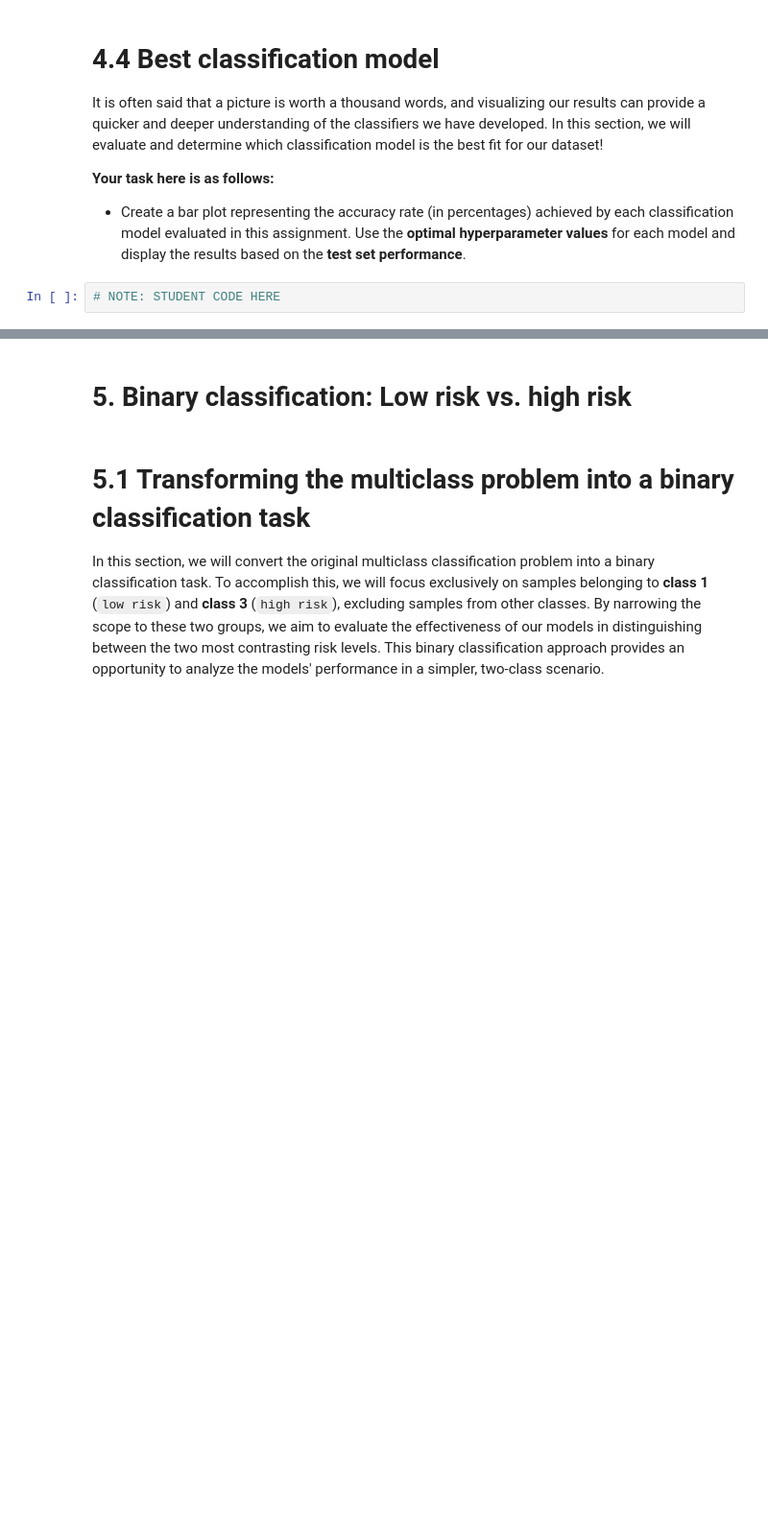
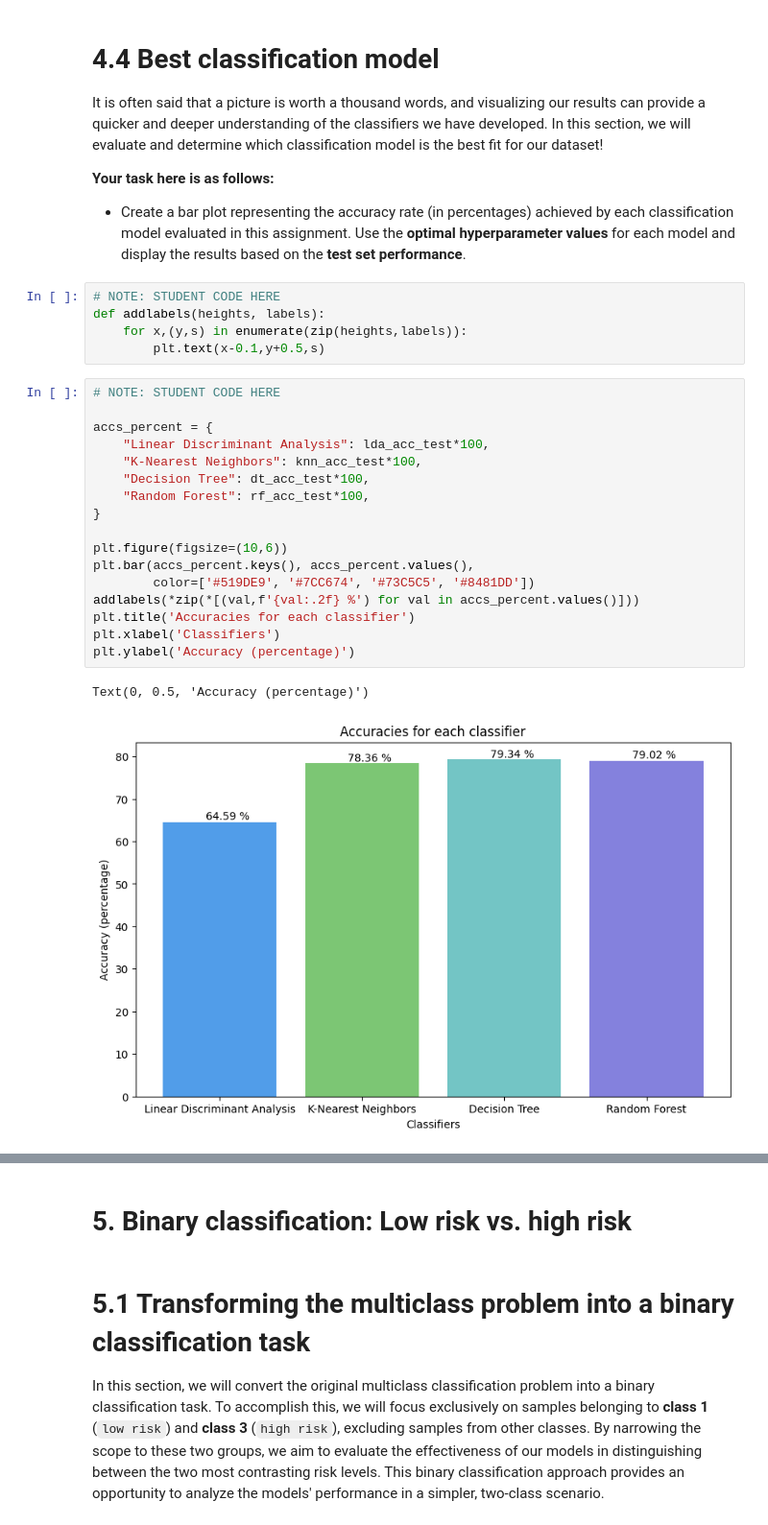
Before and after one commit to alonso-herreros/uni-mtde-lab2, a Jupyter notebook: Lab_classification.ipynb, the cells around one changed output, grey strips where cells are left out. Shown at 96% size. Cells and saved outputs as stored; diff of their text form; blank space fills up the shorter version.

```diff
--- a/Lab_classification.ipynb
+++ b/Lab_classification.ipynb
@@ -784,8 +864,31 @@ It is often said that a picture is worth a thousand words, and visualizing our r
 **Your task here is as follows:**
 
   *  Create a bar plot representing the accuracy rate (in percentages) achieved by each classification model evaluated in this assignment. Use the **optimal hyperparameter values** for each model and display the results based on the **test set performance**.
-# %%
-# NOTE: STUDENT CODE HERE
+# %%
+# NOTE: STUDENT CODE HERE
+def addlabels(heights, labels):
+    for x,(y,s) in enumerate(zip(heights,labels)):
+        plt.text(x-0.1,y+0.5,s)
+# %%
+# NOTE: STUDENT CODE HERE
+
+accs_percent = {
+    "Linear Discriminant Analysis": lda_acc_test*100,
+    "K-Nearest Neighbors": knn_acc_test*100,
+    "Decision Tree": dt_acc_test*100,
+    "Random Forest": rf_acc_test*100,
+}
+
+plt.figure(figsize=(10,6))
+plt.bar(accs_percent.keys(), accs_percent.values(),
+        color=['#519DE9', '#7CC674', '#73C5C5', '#8481DD'])
+addlabels(*zip(*[(val,f'{val:.2f} %') for val in accs_percent.values()]))
+plt.title('Accuracies for each classifier')
+plt.xlabel('Classifiers')
+plt.ylabel('Accuracy (percentage)')
+# %% [output]
+Text(0, 0.5, 'Accuracy (percentage)')
+[figure, added]
 # %% [markdown]
 
 ---
```
Also changed, not shown: parts of 45 cells of this notebook.
